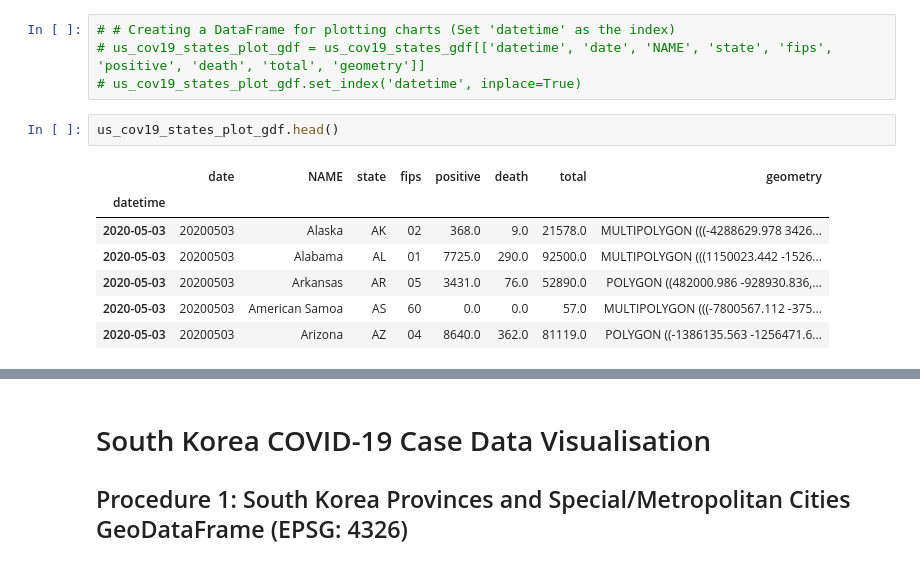
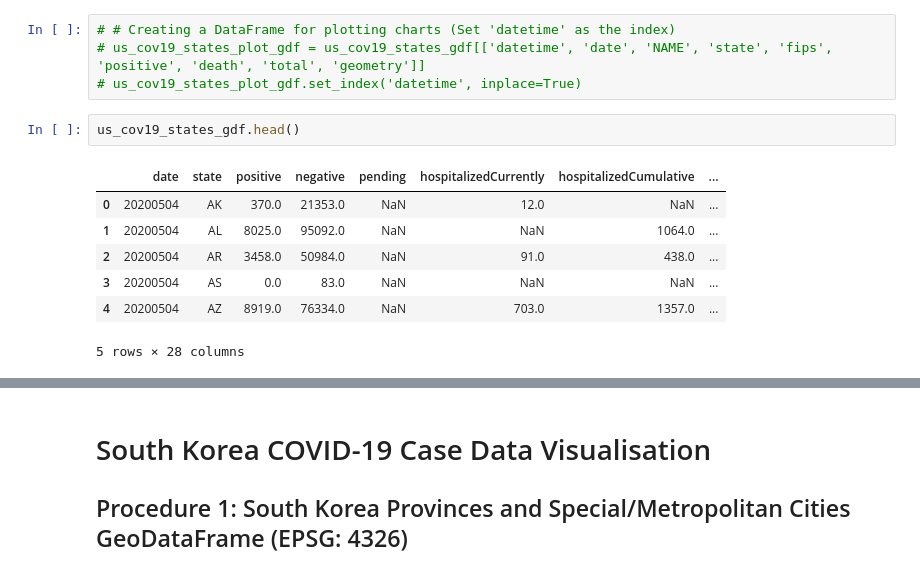
Before and after one commit to katkim0307/COVID-19_Response_Comparison, a Jupyter notebook: Final.ipynb, the cells around one changed output, grey strips where cells are left out. Drawn from its saved outputs; the diff is of its cells as text.

```diff
--- a/Final.ipynb
+++ b/Final.ipynb
@@ -180,12 +199,12 @@ us_cov19_states_gdf = us_cov19_states_gdf.drop(['STATEFP'], axis=1)
 # us_cov19_states_plot_gdf = us_cov19_states_gdf[['datetime', 'date', 'NAME', 'state', 'fips', 'positive', 'death', 'total', 'geometry']]
 # us_cov19_states_plot_gdf.set_index('datetime', inplace=True)
 # %%
-us_cov19_states_plot_gdf.head()
+us_cov19_states_gdf.head()
 # %% [output]
-|  | date | NAME | state | fips | positive | death | total | geometry |
-| datetime |  |  |  |  |  |  |  |  |
-| 2020-05-03 | 20200503 | Alaska | AK | 02 | 368.0 | 9.0 | 21578.0 | MULTIPOLYGON (((-4288629.978 3426... |
-| 2020-05-03 | 20200503 | Alabama | AL | 01 | 7725.0 | 290.0 | 92500.0 | MULTIPOLYGON (((1150023.442 -1526... |
-| 2020-05-03 | 20200503 | Arkansas | AR | 05 | 3431.0 | 76.0 | 52890.0 | POLYGON ((482000.986 -928930.836,... |
-| 2020-05-03 | 20200503 | American Samoa | AS | 60 | 0.0 | 0.0 | 57.0 | MULTIPOLYGON (((-7800567.112 -375... |
-| 2020-05-03 | 20200503 | Arizona | AZ | 04 | 8640.0 | 362.0 | 81119.0 | POLYGON ((-1386135.563 -1256471.6... |
+|  | date | state | positive | negative | pending | hospitalizedCurrently | hospitalizedCumulative | ... |
+| 0 | 20200504 | AK | 370.0 | 21353.0 | NaN | 12.0 | NaN | ... |
+| 1 | 20200504 | AL | 8025.0 | 95092.0 | NaN | NaN | 1064.0 | ... |
+| 2 | 20200504 | AR | 3458.0 | 50984.0 | NaN | 91.0 | 438.0 | ... |
+| 3 | 20200504 | AS | 0.0 | 83.0 | NaN | NaN | NaN | ... |
+| 4 | 20200504 | AZ | 8919.0 | 76334.0 | NaN | 703.0 | 1357.0 | ... |
+5 rows × 28 columns
```
Also changed, not shown: parts of 15 cells of this notebook, 1 other file.
